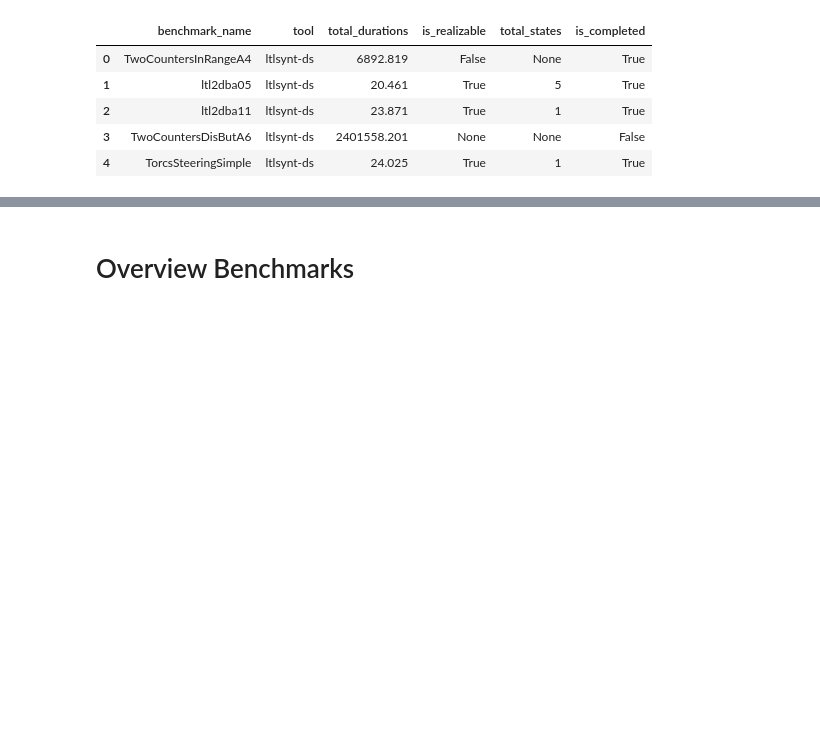
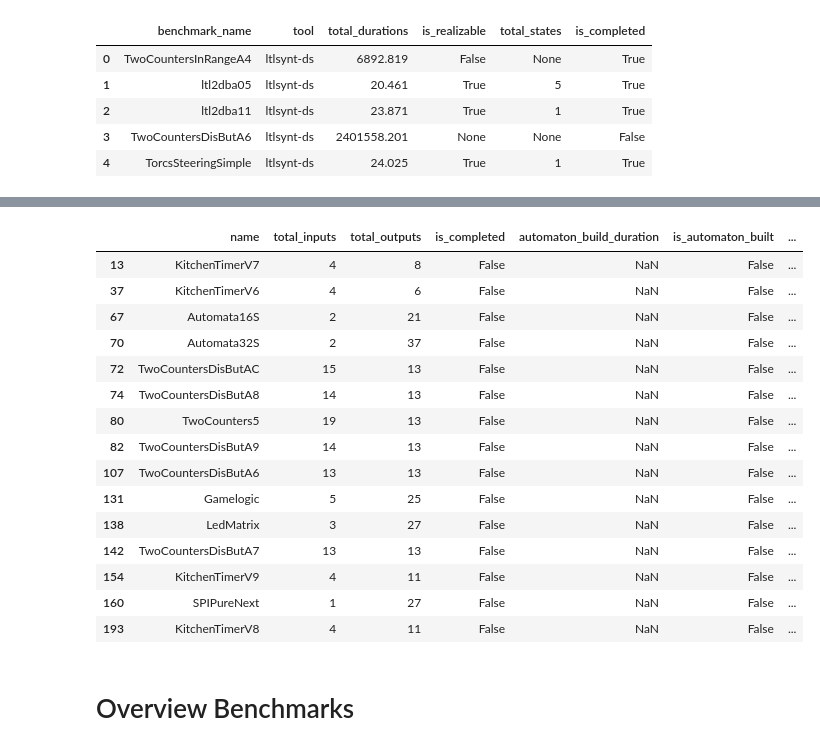
Before and after one commit to eliyaoo32/reactive-synthesis-bfss, a Jupyter notebook: notebooks/synthesis_experiements.ipynb, the cells around one changed output, grey strips where cells are left out. Drawn from its saved outputs; the diff is of its cells as text; code cells hidden in the pictures; blank space fills up the shorter version.

```diff
--- a/notebooks/synthesis_experiements.ipynb
+++ b/notebooks/synthesis_experiements.ipynb
@@ -64,3 +102,23 @@ benchmarks_df.head()
+# %%
+find_deps_df.loc[find_deps_df["is_completed"] == False, "total_duration"] = None
+find_deps_df[find_deps_df["is_completed"] == False]
+# %% [output]
+|  | name | total_inputs | total_outputs | is_completed | automaton_build_duration | is_automaton_built | ... |
+| 13 | KitchenTimerV7 | 4 | 8 | False | NaN | False | ... |
+| 37 | KitchenTimerV6 | 4 | 6 | False | NaN | False | ... |
+| 67 | Automata16S | 2 | 21 | False | NaN | False | ... |
+| 70 | Automata32S | 2 | 37 | False | NaN | False | ... |
+| 72 | TwoCountersDisButAC | 15 | 13 | False | NaN | False | ... |
+| 74 | TwoCountersDisButA8 | 14 | 13 | False | NaN | False | ... |
+| 80 | TwoCounters5 | 19 | 13 | False | NaN | False | ... |
+| 82 | TwoCountersDisButA9 | 14 | 13 | False | NaN | False | ... |
+| 107 | TwoCountersDisButA6 | 13 | 13 | False | NaN | False | ... |
+| 131 | Gamelogic | 5 | 25 | False | NaN | False | ... |
+| 138 | LedMatrix | 3 | 27 | False | NaN | False | ... |
+| 142 | TwoCountersDisButA7 | 13 | 13 | False | NaN | False | ... |
+| 154 | KitchenTimerV9 | 4 | 11 | False | NaN | False | ... |
+| 160 | SPIPureNext | 1 | 27 | False | NaN | False | ... |
+| 193 | KitchenTimerV8 | 4 | 11 | False | NaN | False | ... |
 # %% [markdown]
 # Overview Benchmarks
 # %%
```
Also changed, not shown: parts of 10 cells of this notebook, 4 other files.
